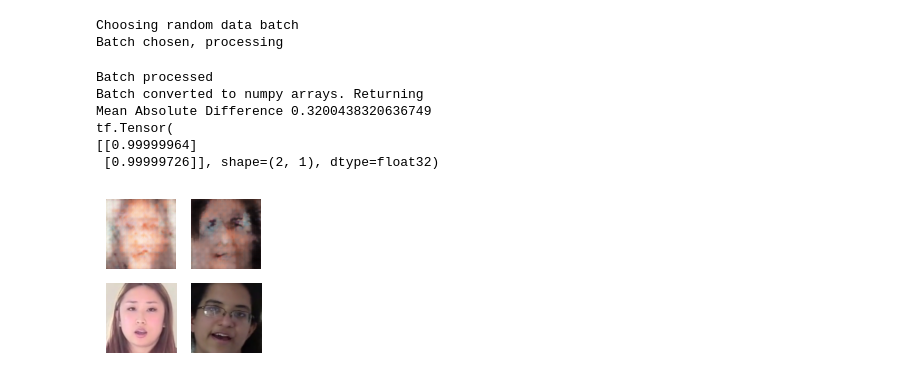
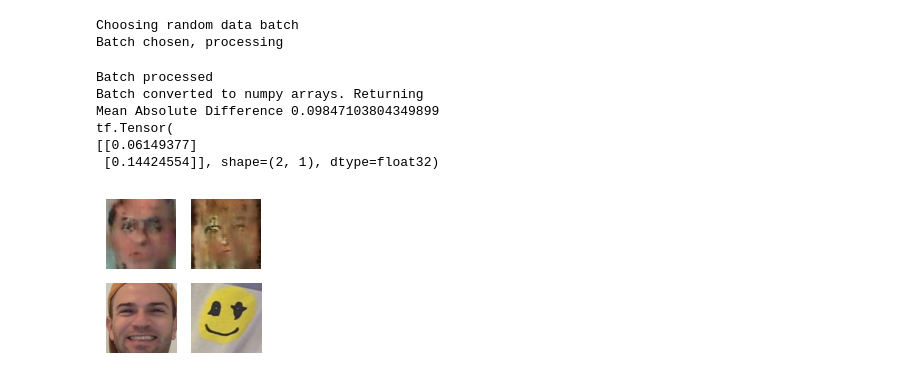
Before and after one commit to BasicallyOk/deepfake-lip-sync, a Jupyter notebook: demo.ipynb, the cells around one changed output. Cells and saved outputs as stored; diff of their text form; code cells hidden in the pictures.

```diff
--- a/demo.ipynb
+++ b/demo.ipynb
@@ -139,5 +131,3 @@ def generate_and_save_images(model, epoch, original_images, gen_imgs, audio_samp
   if save:
     plt.savefig("./generated_images/image_at_epoch_{:04d}.png".format(epoch))
   plt.show()
-# %%
-gen = keras.models.load_model('./saved_models/generator/khoa10000epochs/')
@@ -156,0 +134,4 @@ To enable them in other operations, rebuild TensorFlow with the appropriate comp
+# %%
+pure_gen = keras.models.load_model('./saved_models/pure_generator/test/')
+qual_disc = keras.models.load_model('./saved_models/quality_discriminator/test/')
+gen = combined_generator(pure_gen, qual_disc)
@@ -157,13 +147,13 @@ To enable them in other operations, rebuild TensorFlow with the appropriate comp
 # %%
-imgs, img_concats, audio_samples = random_get_batch(2, 7)
+imgs, img_concats, audio_samples = random_get_batch(2, 69)
 generate_and_save_images(gen, 100, imgs, img_concats, audio_samples, False)
 # %% [output]
 Choosing random data batch
 Batch chosen, processing
 Batch processed
 Batch converted to numpy arrays. Returning
-Mean Absolute Difference 0.3200438320636749
+Mean Absolute Difference 0.09847103804349899
 tf.Tensor(
-[[0.99999964]
- [0.99999726]], shape=(2, 1), dtype=float32)
+[[0.06149377]
+ [0.14424554]], shape=(2, 1), dtype=float32)
-[figure, old version]
+[figure, new version]
```
Also changed, not shown: parts of 3 cells of this notebook, 16 other files.
